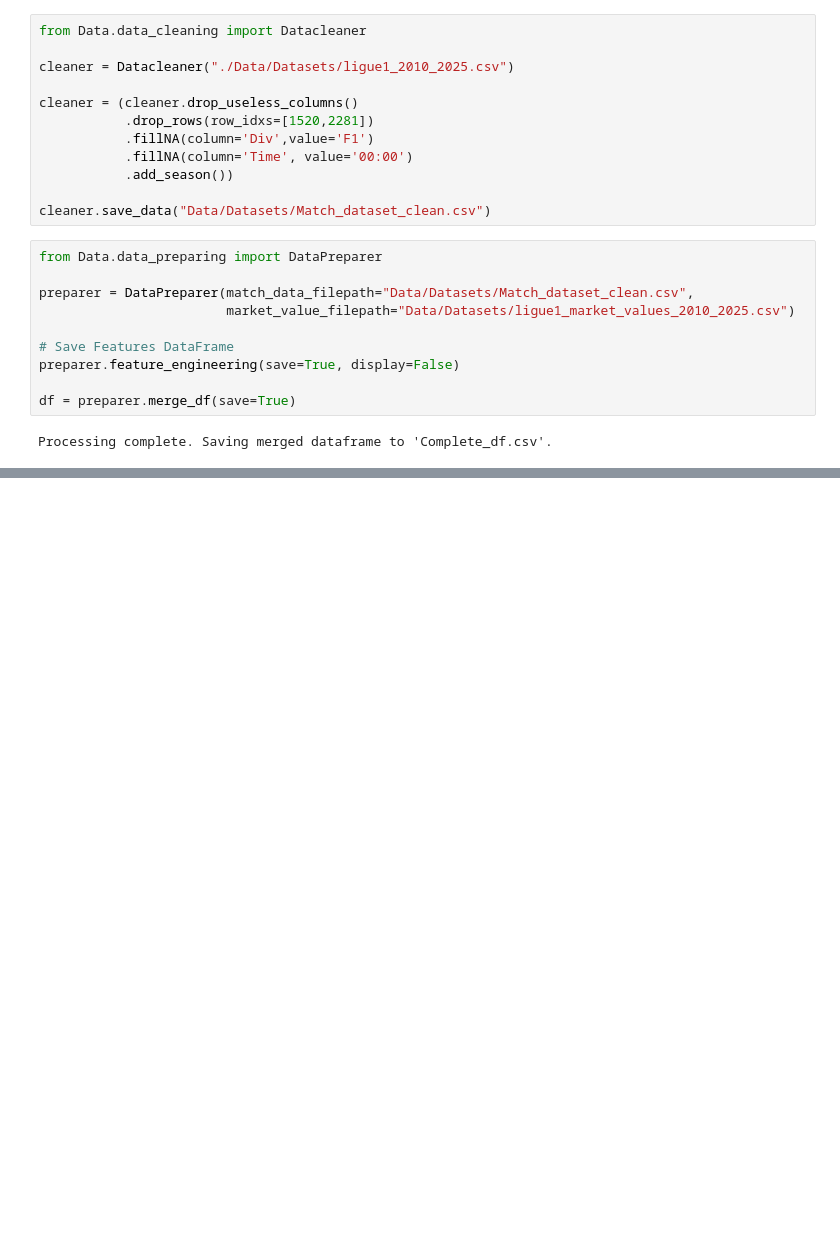
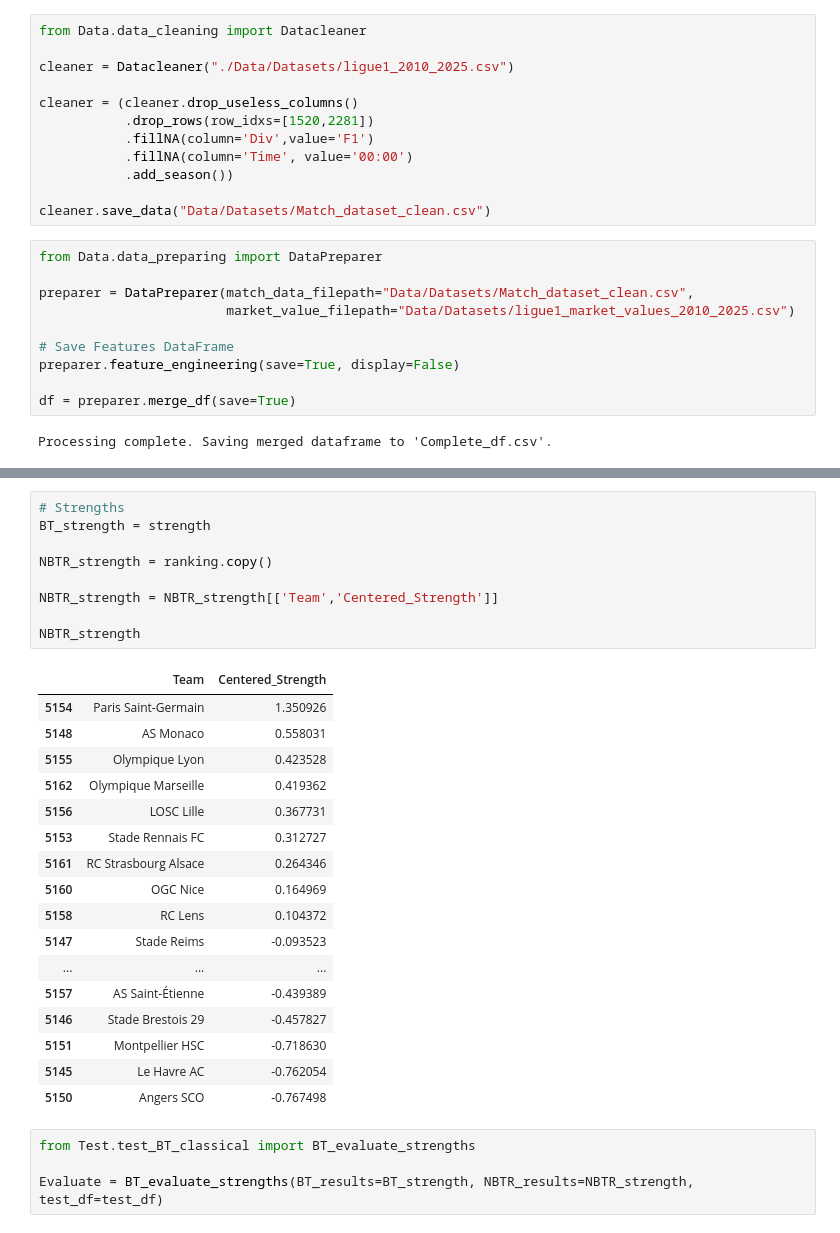
Before and after one commit to plemvan/Learning-Latent-Football-Team-Strengths, a Jupyter notebook: final_main.ipynb, the cells around one changed output, grey strips where cells are left out. Cells and saved outputs as stored; diff of their text form; blank space fills up the shorter version.

```diff
--- a/final_main.ipynb
+++ b/final_main.ipynb
@@ -130,0 +199,31 @@ Training with time-decayed weights
+# %%
+# Strengths
+BT_strength = strength
+
+NBTR_strength = ranking.copy()
+
+NBTR_strength = NBTR_strength[['Team','Centered_Strength']]
+
+NBTR_strength
+# %% [output]
+|  | Team | Centered_Strength |
+| 5154 | Paris Saint-Germain | 1.350926 |
+| 5148 | AS Monaco | 0.558031 |
+| 5155 | Olympique Lyon | 0.423528 |
+| 5162 | Olympique Marseille | 0.419362 |
+| 5156 | LOSC Lille | 0.367731 |
+| 5153 | Stade Rennais FC | 0.312727 |
+| 5161 | RC Strasbourg Alsace | 0.264346 |
+| 5160 | OGC Nice | 0.164969 |
+| 5158 | RC Lens | 0.104372 |
+| 5147 | Stade Reims | -0.093523 |
+| ... | ... | ... |
+| 5157 | AS Saint-Étienne | -0.439389 |
+| 5146 | Stade Brestois 29 | -0.457827 |
+| 5151 | Montpellier HSC | -0.718630 |
+| 5145 | Le Havre AC | -0.762054 |
+| 5150 | Angers SCO | -0.767498 |
+# %%
+from Test.test_BT_classical import BT_evaluate_strengths
+
+Evaluate = BT_evaluate_strengths(BT_results=BT_strength, NBTR_results=NBTR_strength, test_df=test_df)
```
Also changed, not shown: parts of 11 cells of this notebook, 2 other files.
